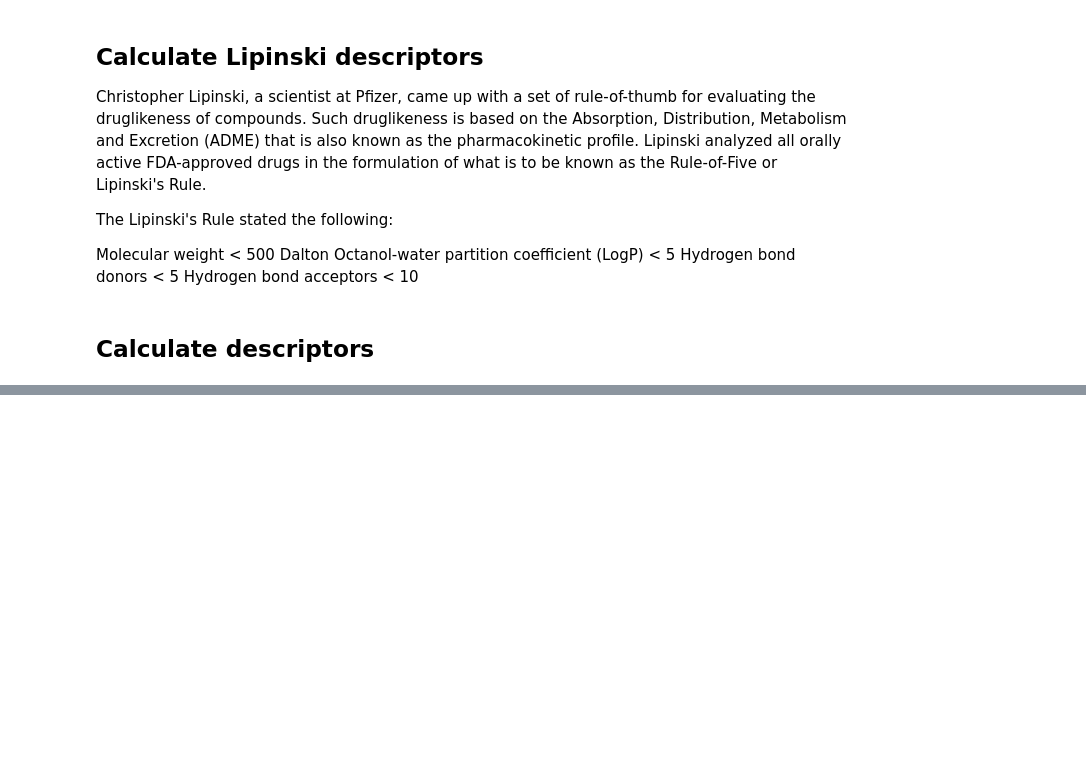
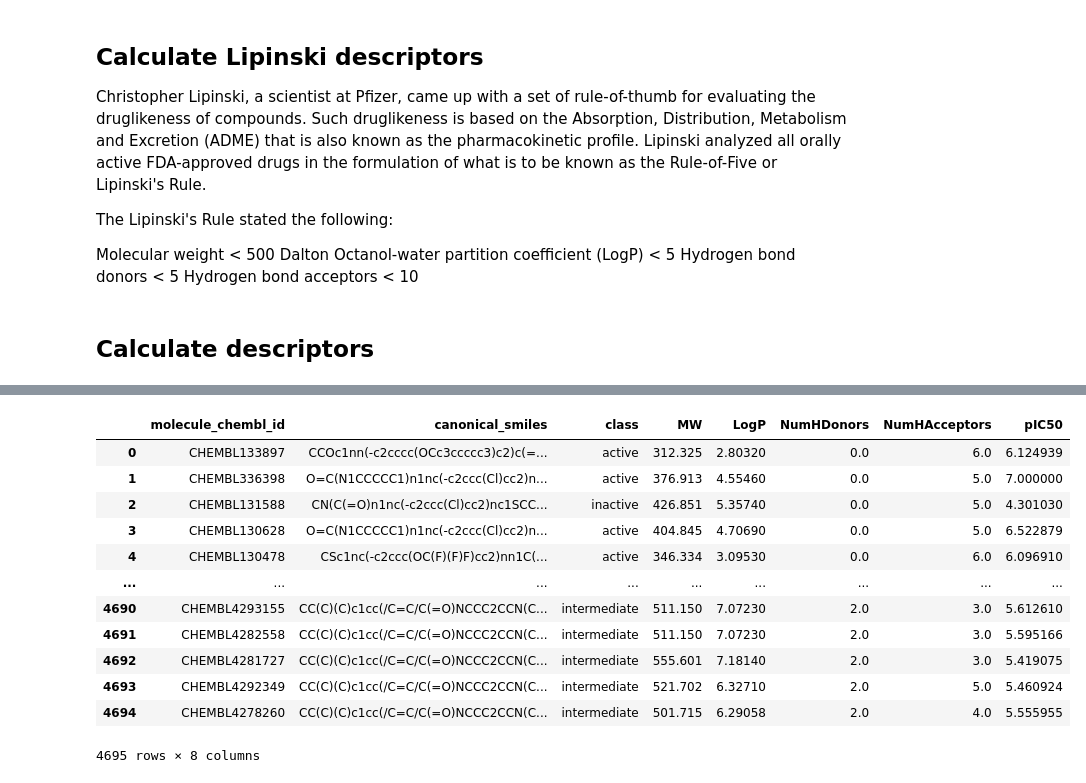
Before and after one commit to tanaymukherjee/ML-in-Bioinformatics, a Jupyter notebook: Part_2_EDA.ipynb, the cells around one changed output, grey strips where cells are left out. Saved outputs shown, nothing was run; the diff lists cells and outputs as text; code cells hidden in the pictures; blank space fills up the shorter version.

```diff
--- a/Part_2_EDA.ipynb
+++ b/Part_2_EDA.ipynb
@@ -109,0 +230,16 @@ from rdkit.Chem import Descriptors, Lipinski
+# %%
+# https://github.com/chaninlab/estrogen-receptor-alpha-qsar/blob/master/02_ER_alpha_RO5.ipynb
+
+import numpy as np
+
+def pIC50(input):
+    pIC50 = []
+
+    for i in input['standard_value_norm']:
+        molar = i*(10**-9) # Converts nM to M
+        pIC50.append(-np.log10(molar))
+
+    input['pIC50'] = pIC50
+    x = input.drop('standard_value_norm', 1)
+
+    return x
@@ -109,0 +310,17 @@ from rdkit.Chem import Descriptors, Lipinski
+# %%
+df_final = pIC50(df_norm)
+df_final
+# %% [output]
+|  | molecule_chembl_id | canonical_smiles | class | MW | LogP | NumHDonors | NumHAcceptors | pIC50 |
+| 0 | CHEMBL133897 | CCOc1nn(-c2cccc(OCc3ccccc3)c2)c(=... | active | 312.325 | 2.80320 | 0.0 | 6.0 | 6.124939 |
+| 1 | CHEMBL336398 | O=C(N1CCCCC1)n1nc(-c2ccc(Cl)cc2)n... | active | 376.913 | 4.55460 | 0.0 | 5.0 | 7.000000 |
+| 2 | CHEMBL131588 | CN(C(=O)n1nc(-c2ccc(Cl)cc2)nc1SCC... | inactive | 426.851 | 5.35740 | 0.0 | 5.0 | 4.301030 |
+| 3 | CHEMBL130628 | O=C(N1CCCCC1)n1nc(-c2ccc(Cl)cc2)n... | active | 404.845 | 4.70690 | 0.0 | 5.0 | 6.522879 |
+| 4 | CHEMBL130478 | CSc1nc(-c2ccc(OC(F)(F)F)cc2)nn1C(... | active | 346.334 | 3.09530 | 0.0 | 6.0 | 6.096910 |
+| ... | ... | ... | ... | ... | ... | ... | ... | ... |
+| 4690 | CHEMBL4293155 | CC(C)(C)c1cc(/C=C/C(=O)NCCC2CCN(C... | intermediate | 511.150 | 7.07230 | 2.0 | 3.0 | 5.612610 |
+| 4691 | CHEMBL4282558 | CC(C)(C)c1cc(/C=C/C(=O)NCCC2CCN(C... | intermediate | 511.150 | 7.07230 | 2.0 | 3.0 | 5.595166 |
+| 4692 | CHEMBL4281727 | CC(C)(C)c1cc(/C=C/C(=O)NCCC2CCN(C... | intermediate | 555.601 | 7.18140 | 2.0 | 3.0 | 5.419075 |
+| 4693 | CHEMBL4292349 | CC(C)(C)c1cc(/C=C/C(=O)NCCC2CCN(C... | intermediate | 521.702 | 6.32710 | 2.0 | 5.0 | 5.460924 |
+| 4694 | CHEMBL4278260 | CC(C)(C)c1cc(/C=C/C(=O)NCCC2CCN(C... | intermediate | 501.715 | 6.29058 | 2.0 | 4.0 | 5.555955 |
+4695 rows × 8 columns
```
Also changed, not shown: parts of 19 cells of this notebook.
